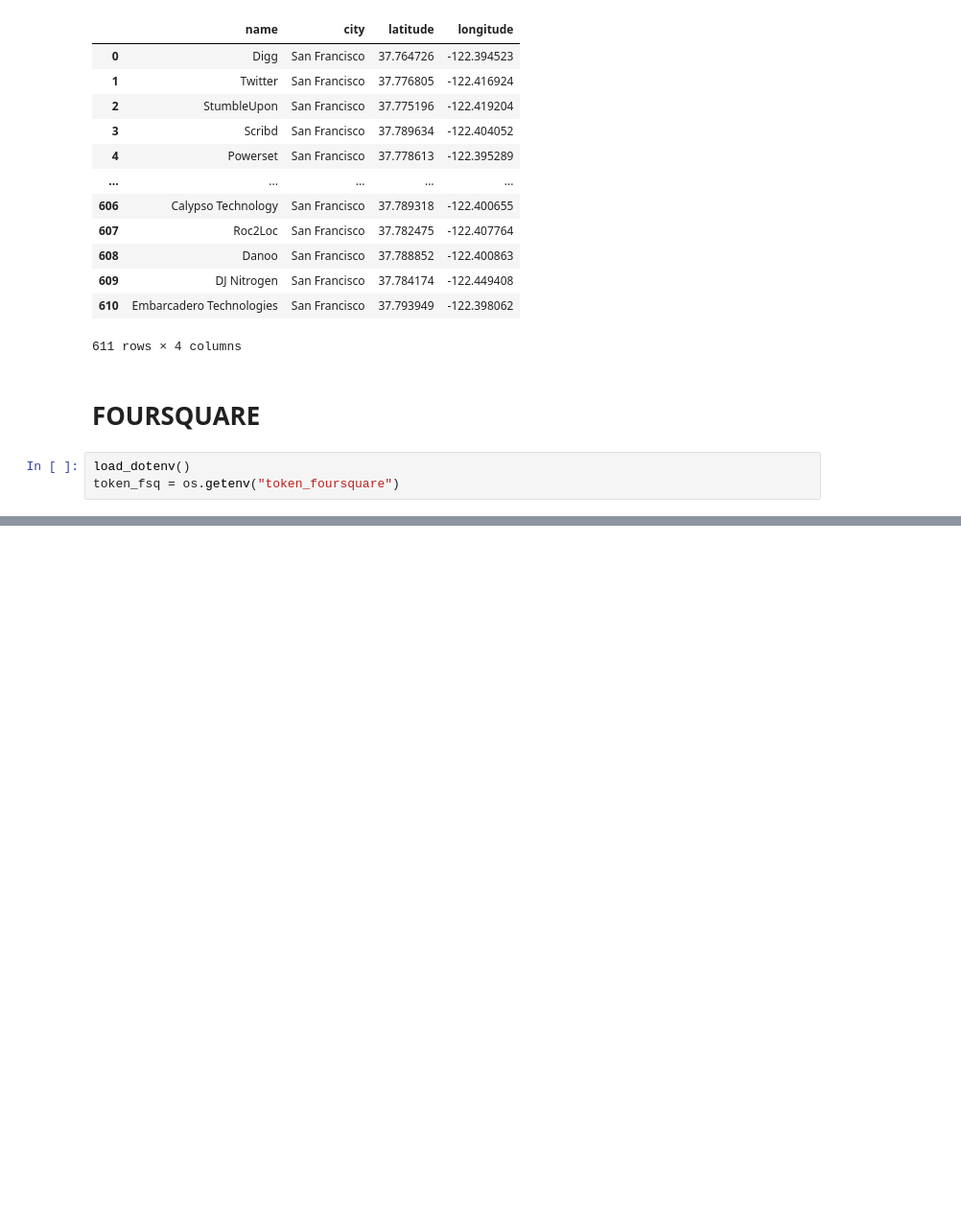
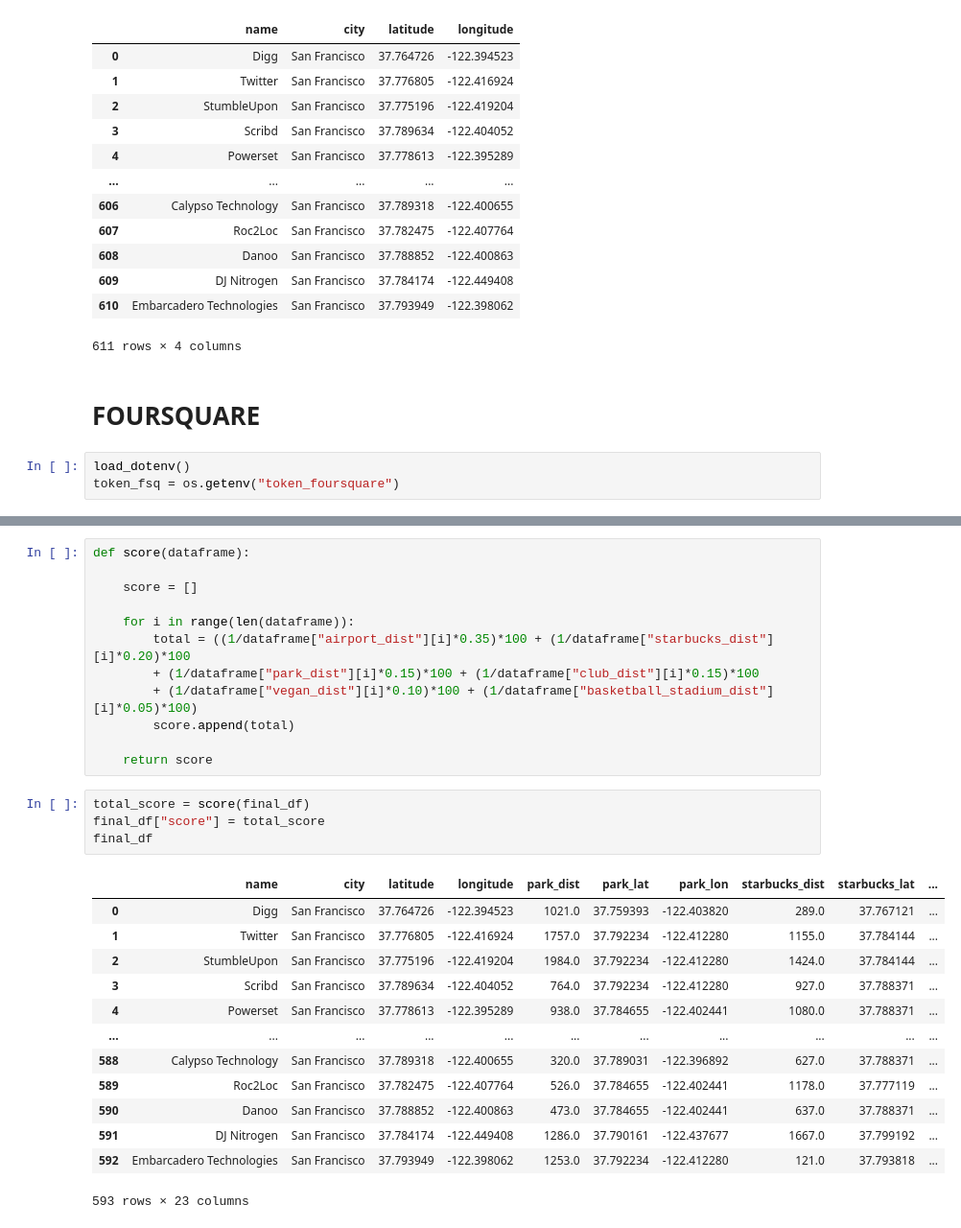
Before and after one commit to marcdalmaum/project_3, a Jupyter notebook: main.ipynb, the cells around one changed output, grey strips where cells are left out. Shown: that part at 96% size. Drawn from its saved outputs; the diff is of its cells as text; blank space fills up the shorter version.

```diff
--- a/main.ipynb
+++ b/main.ipynb
@@ -151 +192,31 @@ final_df
 593 rows × 22 columns
+# %%
+def score(dataframe):
+
+    score = []
+
+    for i in range(len(dataframe)):
+        total = ((1/dataframe["airport_dist"][i]*0.35)*100 + (1/dataframe["starbucks_dist"][i]*0.20)*100
+        + (1/dataframe["park_dist"][i]*0.15)*100 + (1/dataframe["club_dist"][i]*0.15)*100
+        + (1/dataframe["vegan_dist"][i]*0.10)*100 + (1/dataframe["basketball_stadium_dist"][i]*0.05)*100)
+        score.append(total)
+
+    return score
+# %%
+total_score = score(final_df)
+final_df["score"] = total_score
+final_df
+# %% [output]
+|  | name | city | latitude | longitude | park_dist | park_lat | park_lon | starbucks_dist | starbucks_lat | ... |
+| 0 | Digg | San Francisco | 37.764726 | -122.394523 | 1021.0 | 37.759393 | -122.403820 | 289.0 | 37.767121 | ... |
+| 1 | Twitter | San Francisco | 37.776805 | -122.416924 | 1757.0 | 37.792234 | -122.412280 | 1155.0 | 37.784144 | ... |
+| 2 | StumbleUpon | San Francisco | 37.775196 | -122.419204 | 1984.0 | 37.792234 | -122.412280 | 1424.0 | 37.784144 | ... |
+| 3 | Scribd | San Francisco | 37.789634 | -122.404052 | 764.0 | 37.792234 | -122.412280 | 927.0 | 37.788371 | ... |
+| 4 | Powerset | San Francisco | 37.778613 | -122.395289 | 938.0 | 37.784655 | -122.402441 | 1080.0 | 37.788371 | ... |
+| ... | ... | ... | ... | ... | ... | ... | ... | ... | ... | ... |
+| 588 | Calypso Technology | San Francisco | 37.789318 | -122.400655 | 320.0 | 37.789031 | -122.396892 | 627.0 | 37.788371 | ... |
+| 589 | Roc2Loc | San Francisco | 37.782475 | -122.407764 | 526.0 | 37.784655 | -122.402441 | 1178.0 | 37.777119 | ... |
+| 590 | Danoo | San Francisco | 37.788852 | -122.400863 | 473.0 | 37.784655 | -122.402441 | 637.0 | 37.788371 | ... |
+| 591 | DJ Nitrogen | San Francisco | 37.784174 | -122.449408 | 1286.0 | 37.790161 | -122.437677 | 1667.0 | 37.799192 | ... |
+| 592 | Embarcadero Technologies | San Francisco | 37.793949 | -122.398062 | 1253.0 | 37.792234 | -122.412280 | 121.0 | 37.793818 | ... |
+593 rows × 23 columns
```
Also changed, not shown: parts of 16 cells of this notebook, 3 other files.
